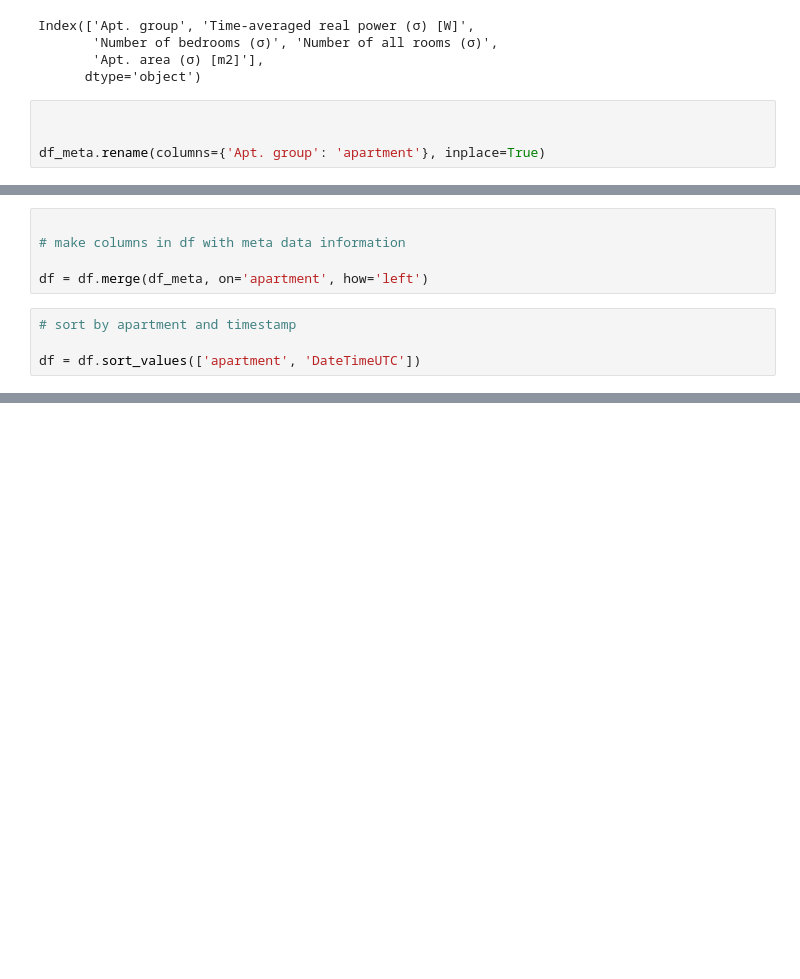
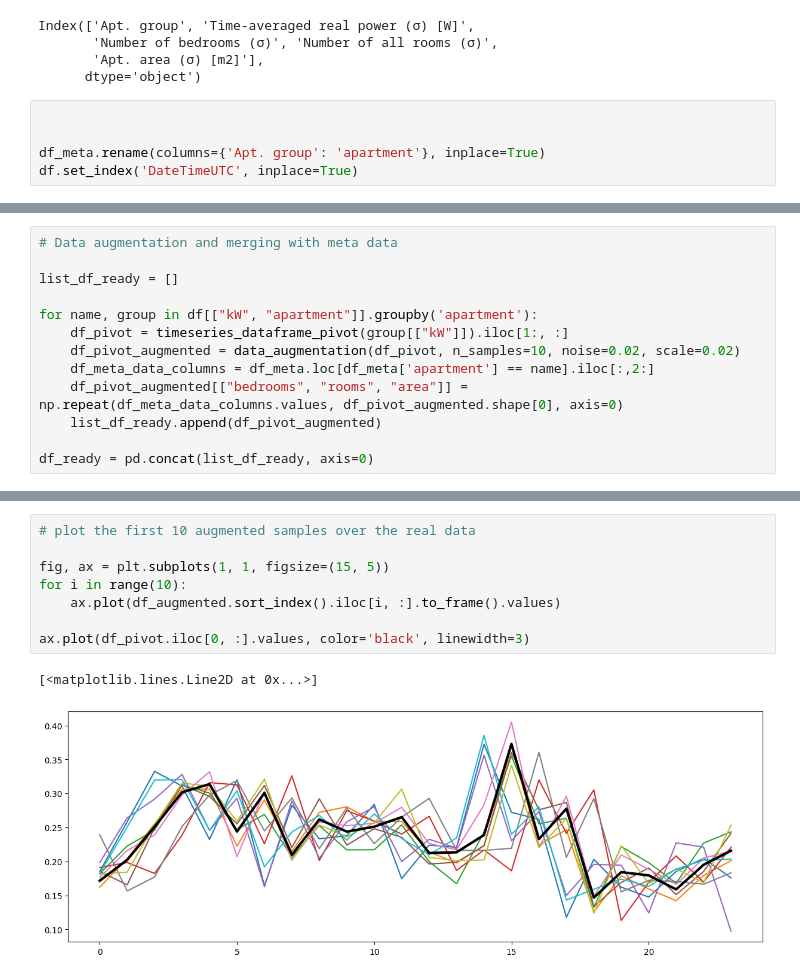
Before and after one commit to NikolausHouben/LoadLanguageModel, a Jupyter notebook: bin/apartment_data_prep.ipynb, the cells around one changed output, grey strips where cells are left out. Cells and saved outputs as stored; diff of their text form; blank space fills up the shorter version.

Commit message:
apartment data prep

```diff
--- a/bin/apartment_data_prep.ipynb
+++ b/bin/apartment_data_prep.ipynb
@@ -37,3 +37,4 @@ Index(['Apt. group', 'Time-averaged real power (σ) [W]',
 
 
 df_meta.rename(columns={'Apt. group': 'apartment'}, inplace=True)
+df.set_index('DateTimeUTC', inplace=True)
@@ -60,9 +40,0 @@ df_meta
-# %%
-
-# make columns in df with meta data information
-
-df = df.merge(df_meta, on='apartment', how='left')
-# %%
-# sort by apartment and timestamp
-
-df = df.sort_values(['apartment', 'DateTimeUTC'])
@@ -70,0 +75,13 @@ df.to_csv('../data/apartment_data_prepared.csv', index=False)
+# %%
+# Data augmentation and merging with meta data
+
+list_df_ready = []
+
+for name, group in df[["kW", "apartment"]].groupby('apartment'):
+    df_pivot = timeseries_dataframe_pivot(group[["kW"]]).iloc[1:, :]
+    df_pivot_augmented = data_augmentation(df_pivot, n_samples=10, noise=0.02, scale=0.02)
+    df_meta_data_columns = df_meta.loc[df_meta['apartment'] == name].iloc[:,2:]
+    df_pivot_augmented[["bedrooms", "rooms", "area"]] = np.repeat(df_meta_data_columns.values, df_pivot_augmented.shape[0], axis=0)
+    list_df_ready.append(df_pivot_augmented)
+
+df_ready = pd.concat(list_df_ready, axis=0)
@@ -70,0 +105,11 @@ df.to_csv('../data/apartment_data_prepared.csv', index=False)
+# %%
+# plot the first 10 augmented samples over the real data
+
+fig, ax = plt.subplots(1, 1, figsize=(15, 5))
+for i in range(10):
+    ax.plot(df_augmented.sort_index().iloc[i, :].to_frame().values)
+
+ax.plot(df_pivot.iloc[0, :].values, color='black', linewidth=3)
+# %% [output]
+[<matplotlib.lines.Line2D at 0x...>]
+[figure, added]
```
Also changed, not shown: parts of 4 cells of this notebook, 2 other files.
